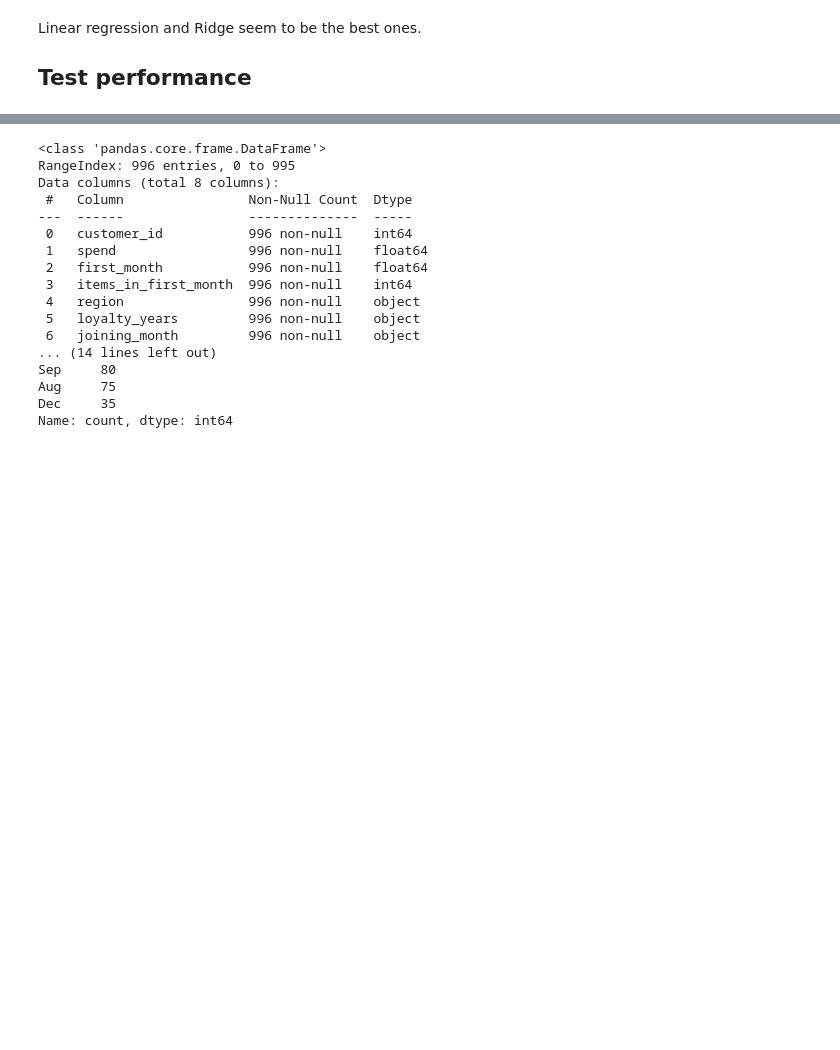
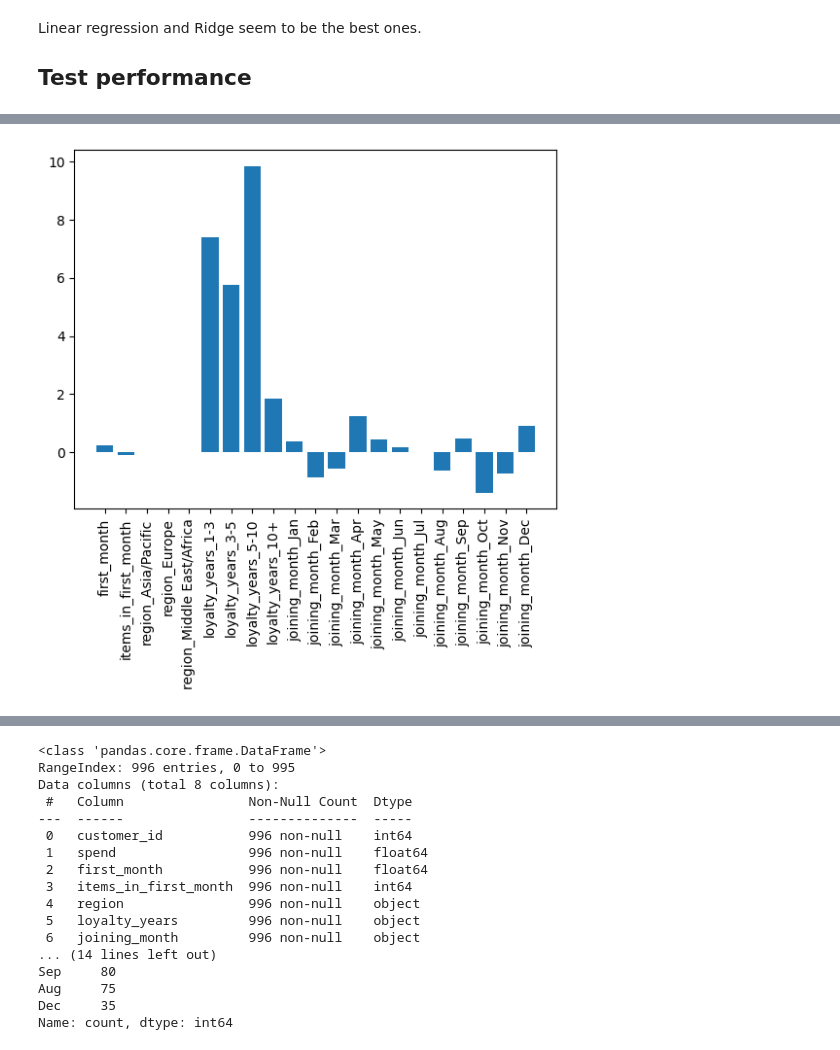
Before and after one commit to flylight-max/EDA_exam_CodeOp, a Jupyter notebook: analysis.ipynb, the cells around one changed output, grey strips where cells are left out. Drawn from its saved outputs; the diff is of its cells as text; code cells hidden in the pictures; blank space fills up the shorter version.

```diff
--- a/analysis.ipynb
+++ b/analysis.ipynb
@@ -699,0 +721,9 @@ Ridge and Linear Regression are very similar but I will choose Ridge as it is sl
+# %%
+scaler = StandardScaler()
+X_dum_train_scaled = scaler.fit_transform(X_dum_train)
+X_dum_test_scaled = scaler.fit_transform(X_dum_test)
+
+for name,model in models.items():
+    model.fit(X_dum_train_scaled,y_dum_train)
+    test_score = model.score(X_dum_test_scaled,y_dum_test)
+    print("{} Test set coeficient determination R²: {}".format(name,test_score))
@@ -699,0 +740,10 @@ Ridge and Linear Regression are very similar but I will choose Ridge as it is sl
+# %%
+coef_lasso = lasso.fit(X_dum_train_scaled, y_dum_train).coef_
+
+names_features = customers_dummies.drop("spend", axis=1).columns
+
+plt.bar(x=names_features, height=coef_lasso)
+plt.xticks(rotation = 90)
+plt.show()
+# %% [output]
+[figure, added]
```
Also changed, not shown: parts of 32 cells of this notebook.
